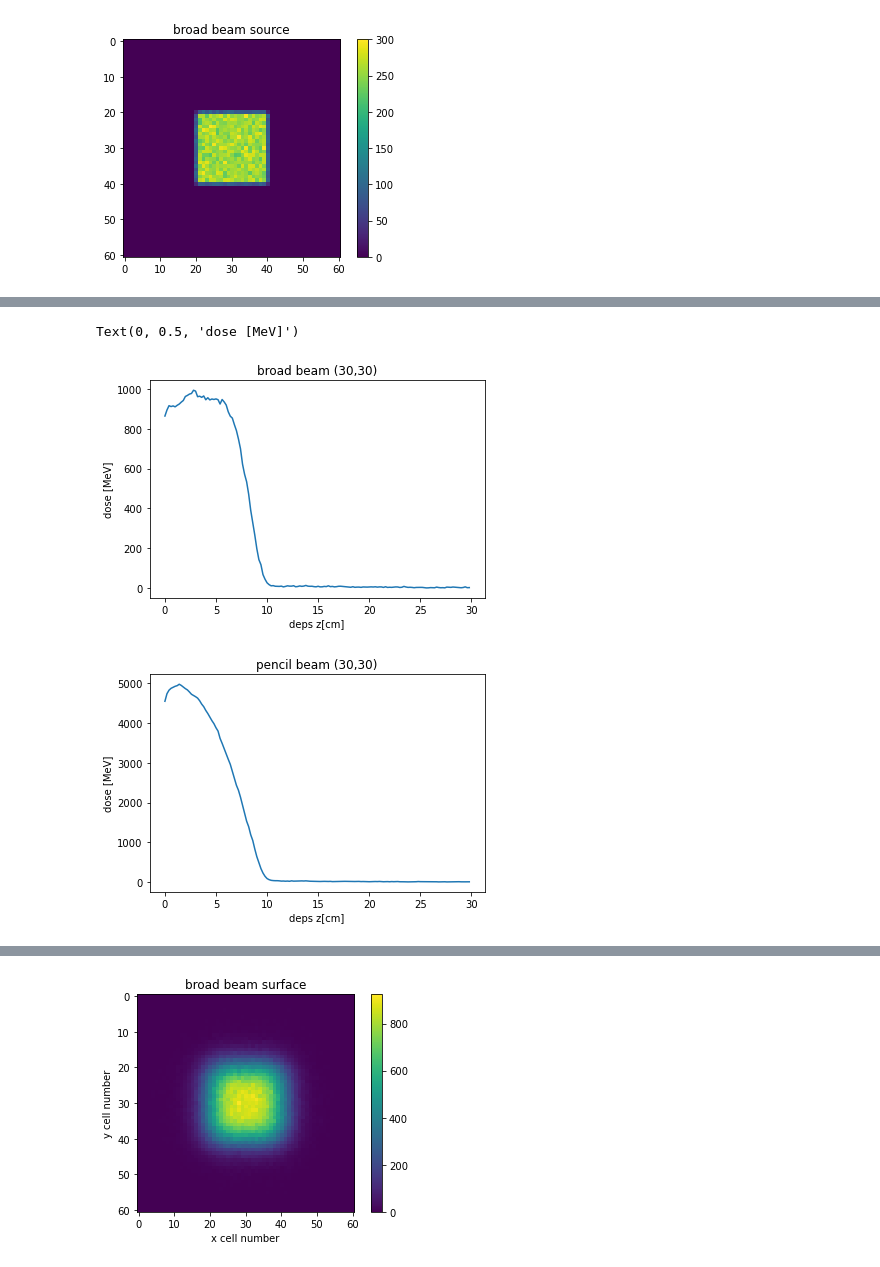
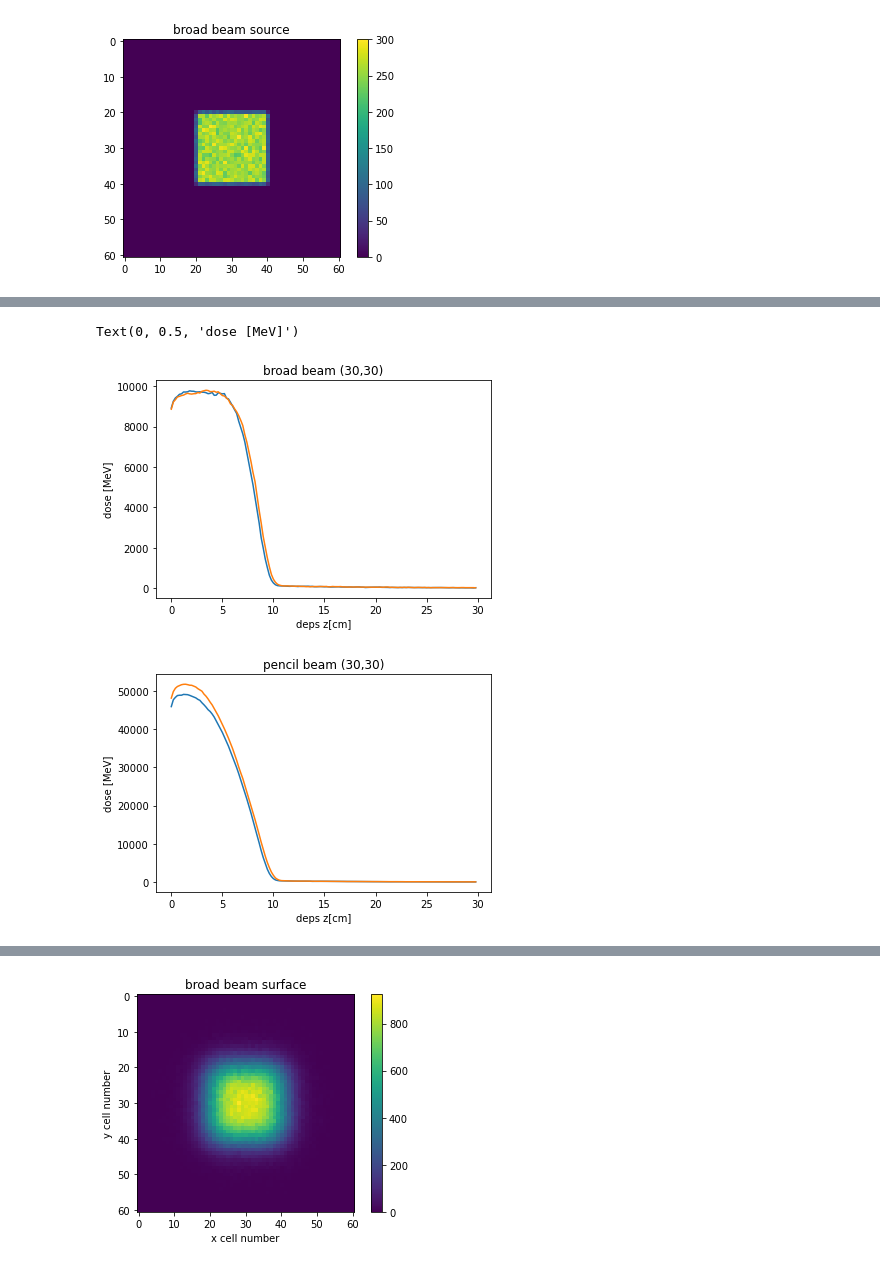
Before and after one commit to yoshi-jun/g4tutorial, a Jupyter notebook: Untitled2.ipynb, the cells around one changed output, grey strips where cells are left out. Drawn from its saved outputs; the diff is of its cells as text; code cells hidden in the pictures.

```diff
--- a/Untitled2.ipynb
+++ b/Untitled2.ipynb
@@ -24,7 +24,7 @@ def MakeDoseList_scorp(filename, Z, scorp_x, scorp_y):
     data_origin = pd.read_csv(filename)
 
     data_scorp_y = data_origin[data_origin['iy'] == scorp_y]
-    data_scorp_xy = data_scorp_y[data_scorp_y['ix'] == scorp_x].drop(columns = ['ix','iy','iz'])
+    data_scorp_xy = data_scorp_y[data_scorp_y['ix'] == scorp_x]#.drop(columns = ['ix','iy','iz'])
 
     list_z = np.zeros(Z)
     for i in range(Z):
@@ -127,17 +129,21 @@ list5,list6 = MakeDoseList_scorp('pencilbeam.csv',150,30,30)
+# %%
+list9,list10 = MakeDoseList_scorp("/home/yoshijun/Work/g4bench/build/vgeo/g4bench_gun.csv",150,30,30)
 # %%
 plt.plot(list3,list4["dose"])
+plt.plot(list7,list8)
 plt.title('broad beam (30,30)')
 plt.xlabel("deps z[cm]")
 plt.ylabel("dose [MeV]")
 #plt.savefig("broad-desp-dose(30,30).png")
 # %% [output]
 Text(0, 0.5, 'dose [MeV]')
-[figure, old version]
+[figure, new version]
 # %%
-plt.plot(list5,list6)
+plt.plot(list5,list6["dose"])
+plt.plot(list9,list10)
 plt.title("pencil beam (30,30)")
 plt.xlabel("deps z[cm]")
 plt.ylabel("dose [MeV]")
 plt.savefig("pencil-desp-dose(30,30).png")
 # %% [output]
-[figure, old version]
+[figure, new version]
```
Also changed, not shown: parts of 6 cells of this notebook.
